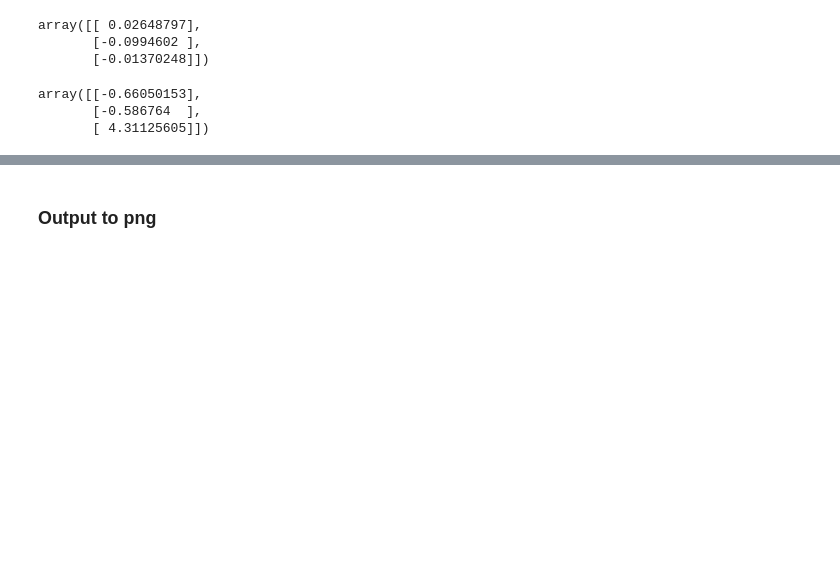
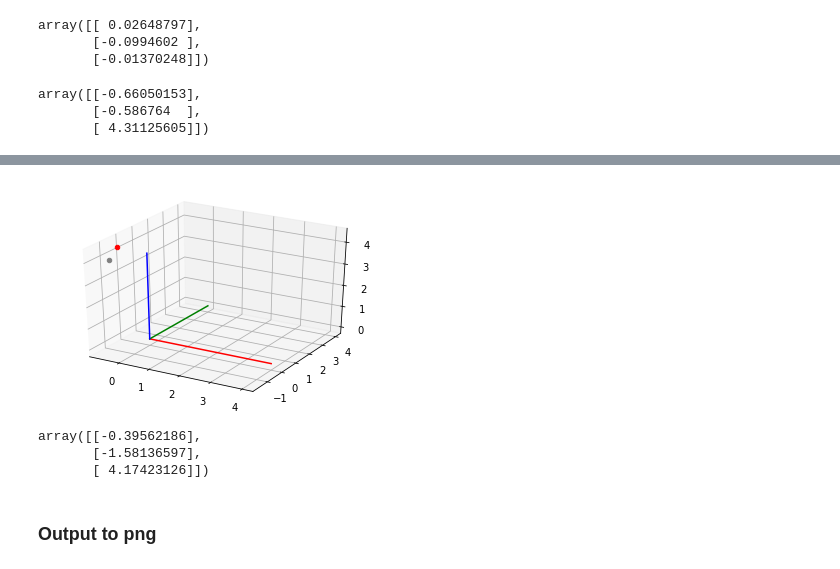
Before and after one commit to eshangaur/Perception-in-Robotics, a Jupyter notebook: project_2b/code/task_6/task_6.ipynb, the cells around one changed output, grey strips where cells are left out. Drawn from its saved outputs; the diff is of its cells as text; code cells hidden in the pictures; blank space fills up the shorter version.

```diff
--- a/project_2b/code/task_6/task_6.ipynb
+++ b/project_2b/code/task_6/task_6.ipynb
@@ -110,3 +133,44 @@ array([[-0.66050153],
+# %%
+fig = plt.figure()
+ax = plt.axes(projection="3d")
+
+# x axis is red
+x_line = np.linspace(0,4,100)
+y_line = x_line*0
+z_line = y_line
+ax.plot3D(x_line, y_line, z_line,'red')
+
+# y axis is green
+y_line = np.linspace(0,4,100)
+x_line = y_line*0
+z_line = x_line
+ax.plot3D(x_line, y_line, z_line,'green')
+
+# z axis is blue
+z_line = np.linspace(0,4,100)
+y_line = z_line*0
+x_line = y_line
+ax.plot3D(x_line, y_line, z_line,'blue')
+
+
+x_points = trans_vec[0]
+y_points = trans_vec[1]
+z_points = trans_vec[2]
+ax.scatter3D(x_points, y_points, z_points, c=z_points, cmap='hsv');
+
+rot_point = trans_vec+(rot_vec*10)
+ax.scatter3D(rot_point[0], rot_point[1], rot_point[2], c='grey');
+
+
+plt.show()
+# %% [output]
+[figure, added]
+# %%
+trans_vec+(rot_vec*10)
+# %% [output]
+array([[-0.39562186],
+       [-1.58136597],
+       [ 4.17423126]])
 # %% [markdown]
 ### Output to png
 # %%
```
Also changed, not shown: parts of 5 cells of this notebook.
